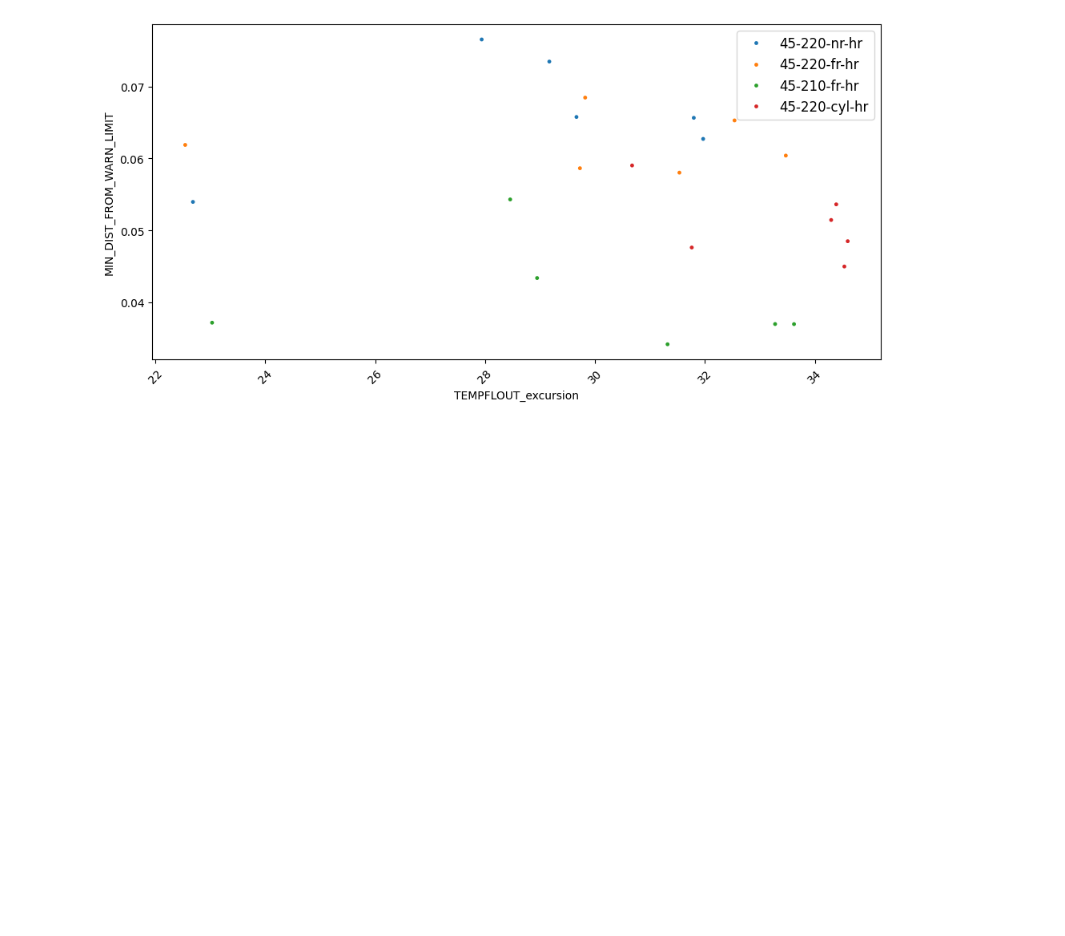
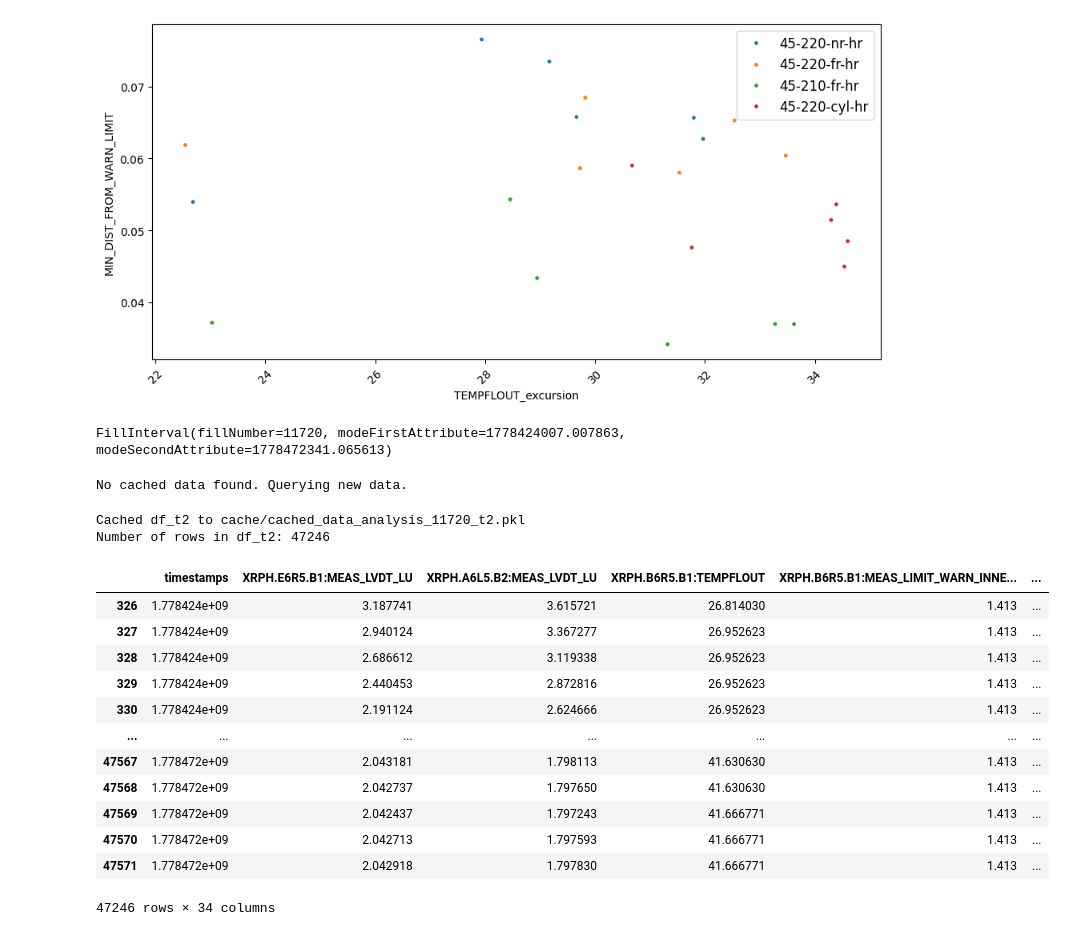
Before and after one commit to AndreaBellora/pps-timber, a Jupyter notebook: dev-analysis.ipynb, the cells around one changed output. Saved outputs shown, nothing was run; the diff lists cells and outputs as text; code cells hidden in the pictures; blank space fills up the shorter version.

```diff
--- a/dev-analysis.ipynb
+++ b/dev-analysis.ipynb
@@ -477,3 +477,27 @@ plt.tight_layout()
 plt.show()
 # %% [output]
 [figure]
+# %%
+fill = fill_list[3]
+fill
+# %% [output]
+FillInterval(fillNumber=11720, modeFirstAttribute=1778424007.007863, modeSecondAttribute=1778472341.065613)
+# %%
+get_t2_data_with_caching(variables, fill)
+# %% [output]
+No cached data found. Querying new data.
+Cached df_t2 to cache/cached_data_analysis_11720_t2.pkl
+Number of rows in df_t2: 47246
+|  | timestamps | XRPH.E6R5.B1:MEAS_LVDT_LU | XRPH.A6L5.B2:MEAS_LVDT_LU | XRPH.B6R5.B1:TEMPFLOUT | XRPH.B6R5.B1:MEAS_LIMIT_WARN_INNE... | ... |
+| 326 | 1.778424e+09 | 3.187741 | 3.615721 | 26.814030 | 1.413 | ... |
+| 327 | 1.778424e+09 | 2.940124 | 3.367277 | 26.952623 | 1.413 | ... |
+| 328 | 1.778424e+09 | 2.686612 | 3.119338 | 26.952623 | 1.413 | ... |
+| 329 | 1.778424e+09 | 2.440453 | 2.872816 | 26.952623 | 1.413 | ... |
+| 330 | 1.778424e+09 | 2.191124 | 2.624666 | 26.952623 | 1.413 | ... |
+| ... | ... | ... | ... | ... | ... | ... |
+| 47567 | 1.778472e+09 | 2.043181 | 1.798113 | 41.630630 | 1.413 | ... |
+| 47568 | 1.778472e+09 | 2.042737 | 1.797650 | 41.630630 | 1.413 | ... |
+| 47569 | 1.778472e+09 | 2.042437 | 1.797243 | 41.666771 | 1.413 | ... |
+| 47570 | 1.778472e+09 | 2.042713 | 1.797593 | 41.666771 | 1.413 | ... |
+| 47571 | 1.778472e+09 | 2.042918 | 1.797830 | 41.666771 | 1.413 | ... |
+47246 rows × 34 columns
```
Also changed, not shown: parts of 7 cells of this notebook.
